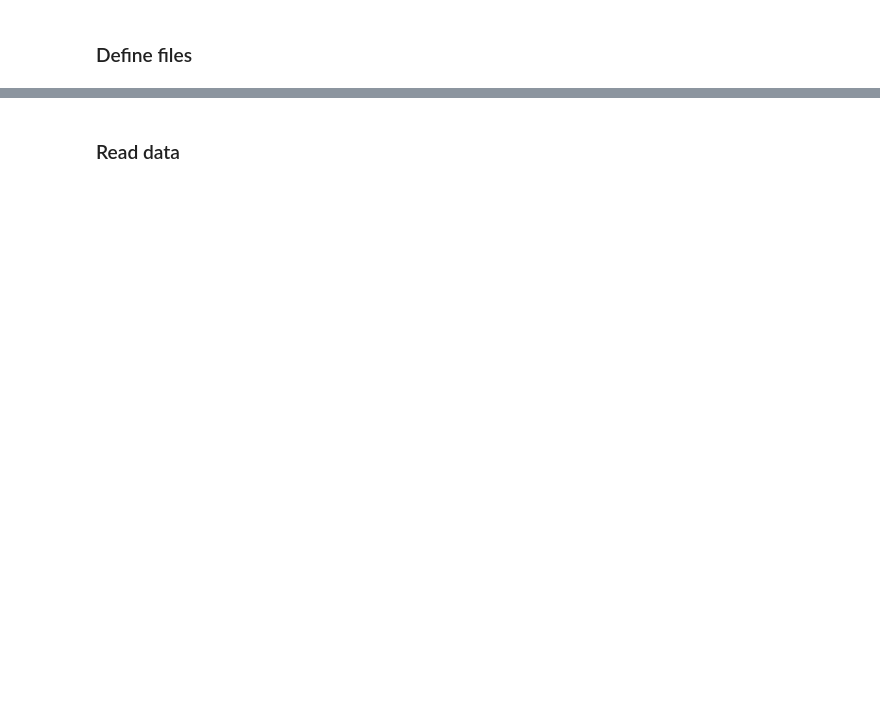
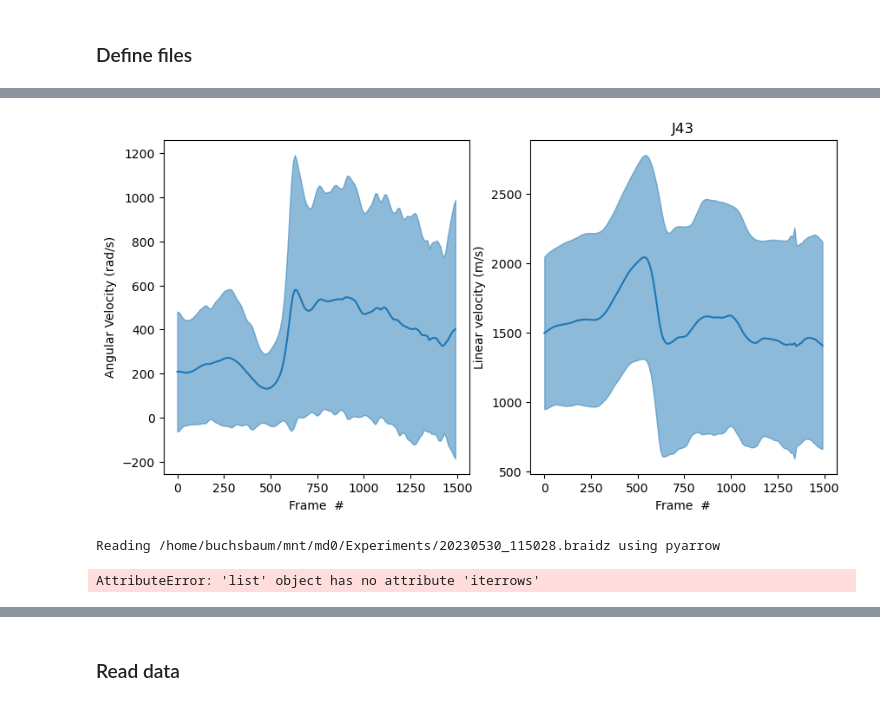
Before and after one commit to elhananby/fly_analysis, a Jupyter notebook: notebooks/OptoAnalysis.ipynb, the cells around one changed output, grey strips where cells are left out. Saved outputs shown, nothing was run; the diff lists cells and outputs as text; code cells hidden in the pictures; blank space fills up the shorter version.

```diff
--- a/notebooks/OptoAnalysis.ipynb
+++ b/notebooks/OptoAnalysis.ipynb
@@ -32,0 +48,18 @@ j74_files = ["20240911_151201.braidz", "20240913_141235.braidz", "20240915_14000
+# %%
+fig, axs = plt.subplots(ncols=2, nrows=1, figsize=(10,5))
+plot_mean_and_std(j43_real[0]["real"]["angular_velocity"], axs[0], color="tab:blue")
+plot_mean_and_std(j43_real[0]["real"]["linear_velocity"], axs[1], color="tab:blue")
+
+plt.title("J43")
+[ax.set_xlabel("Frame  #") for ax in axs]
+axs[0].set_ylabel("Angular Velocity (rad/s)")
+axs[1].set_ylabel("Linear velocity (m/s)")
+plt.show()
+# %% [output]
+[figure, added]
+# %%
+empty_files = ["20230530_115028.braidz"]
+empty = fa.braidz.read_multiple_braidz(empty_files, root_folder)
+# %% [output]
+Reading /home/buchsbaum/mnt/md0/Experiments/20230530_115028.braidz using pyarrow
+AttributeError: 'list' object has no attribute 'iterrows'
```
Also changed, not shown: parts of 10 cells of this notebook, 5 other files.
